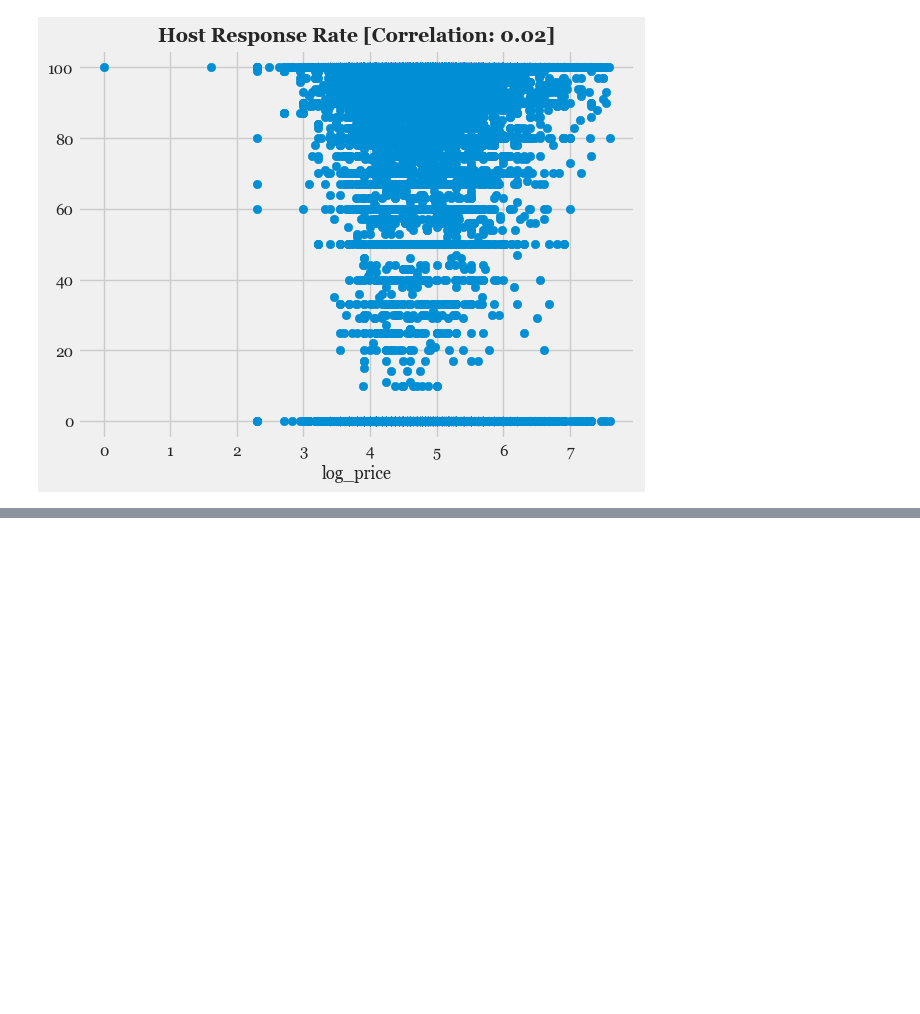
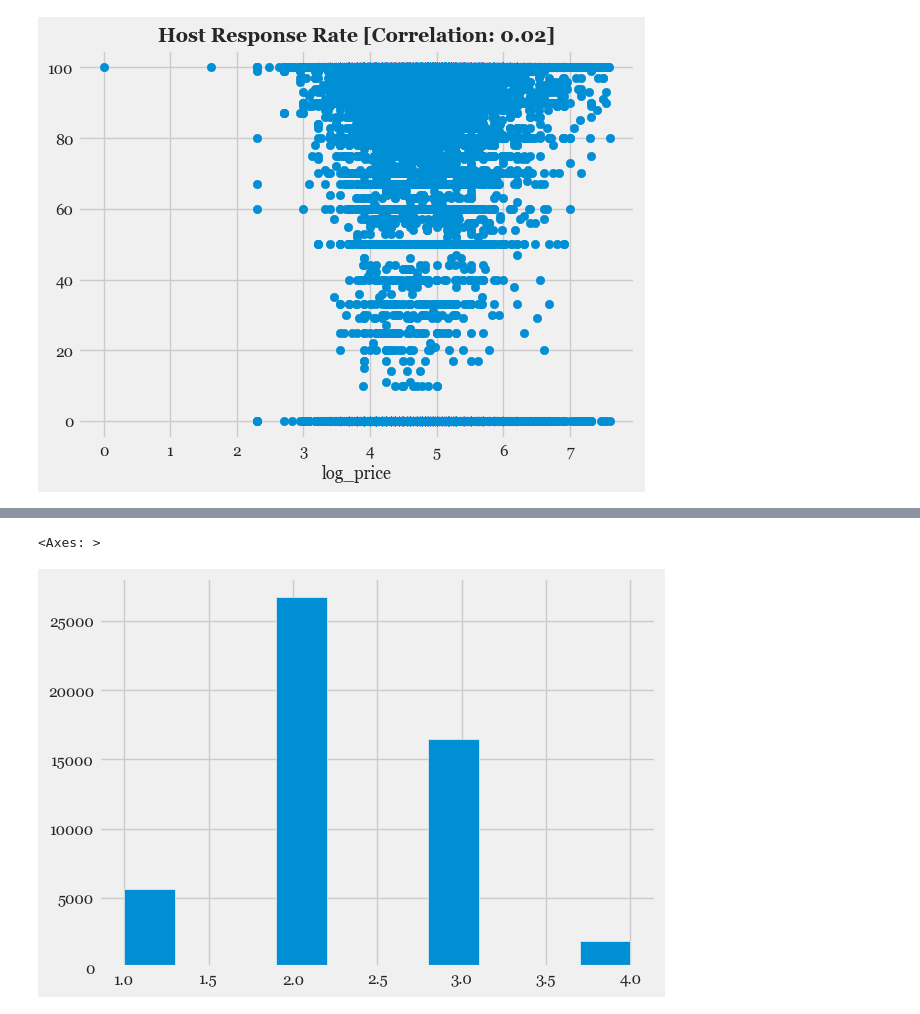
Before and after one commit to QManiac162/case-studies, a Jupyter notebook: CERINA/cerina.ipynb, the cells around one changed output, grey strips where cells are left out. Drawn from its saved outputs; the diff is of its cells as text; code cells hidden in the pictures; blank space fills up the shorter version.

```diff
--- a/CERINA/cerina.ipynb
+++ b/CERINA/cerina.ipynb
@@ -752,0 +1121,37 @@ Text(0.5, 0, 'log_price')
+# %%
+# Combined pipeline for both numerical and categorical features
+from sklearn.pipeline import Pipeline
+from sklearn.preprocessing import StandardScaler
+from sklearn.preprocessing import OrdinalEncoder
+from sklearn.compose import ColumnTransformer
+
+# Pipeline for numerical features
+# Select numerical columns only
+numerical_attribs = ['accommodates', 'bathrooms', 'number_of_reviews', 'review_scores_rating', 'bedrooms', 'beds', 'host_response_rate']
+numerical_pipeline = Pipeline([
+        ('std_scaler', StandardScaler()),
+    ])
+
+# Pipeline for categorical features
+categorical_attribs = ['property_type', 'room_type', 'bed_type', 'city']
+categorical_pipeline = Pipeline([
+        ('ordinal_encoder', OrdinalEncoder()),
+    ])
+# Combined Pipeline for all features
+preprocessing_pipeline = ColumnTransformer([
+        ("categorical", categorical_pipeline, categorical_attribs),
+        ("numerical", numerical_pipeline, numerical_attribs),
+    ])
+
+label = ['log_price']
+df_attribs = dfcl[categorical_attribs + numerical_attribs + label].copy()
+df_prepared = preprocessing_pipeline.fit_transform(dfcl[categorical_attribs + numerical_attribs])
+
+# log_price categories
+df_attribs['log_price_label'] = pd.cut(df['log_price'], bins=[0, 4, 5, 6, np.inf], labels=[1, 2, 3, 4])
+
+# Distribution of class labels in overall dataset
+df_attribs['log_price_label'].hist()
+# %% [output]
+<Axes: >
+[figure, added]
```
Also changed, not shown: parts of 43 cells of this notebook, 1 other file.
